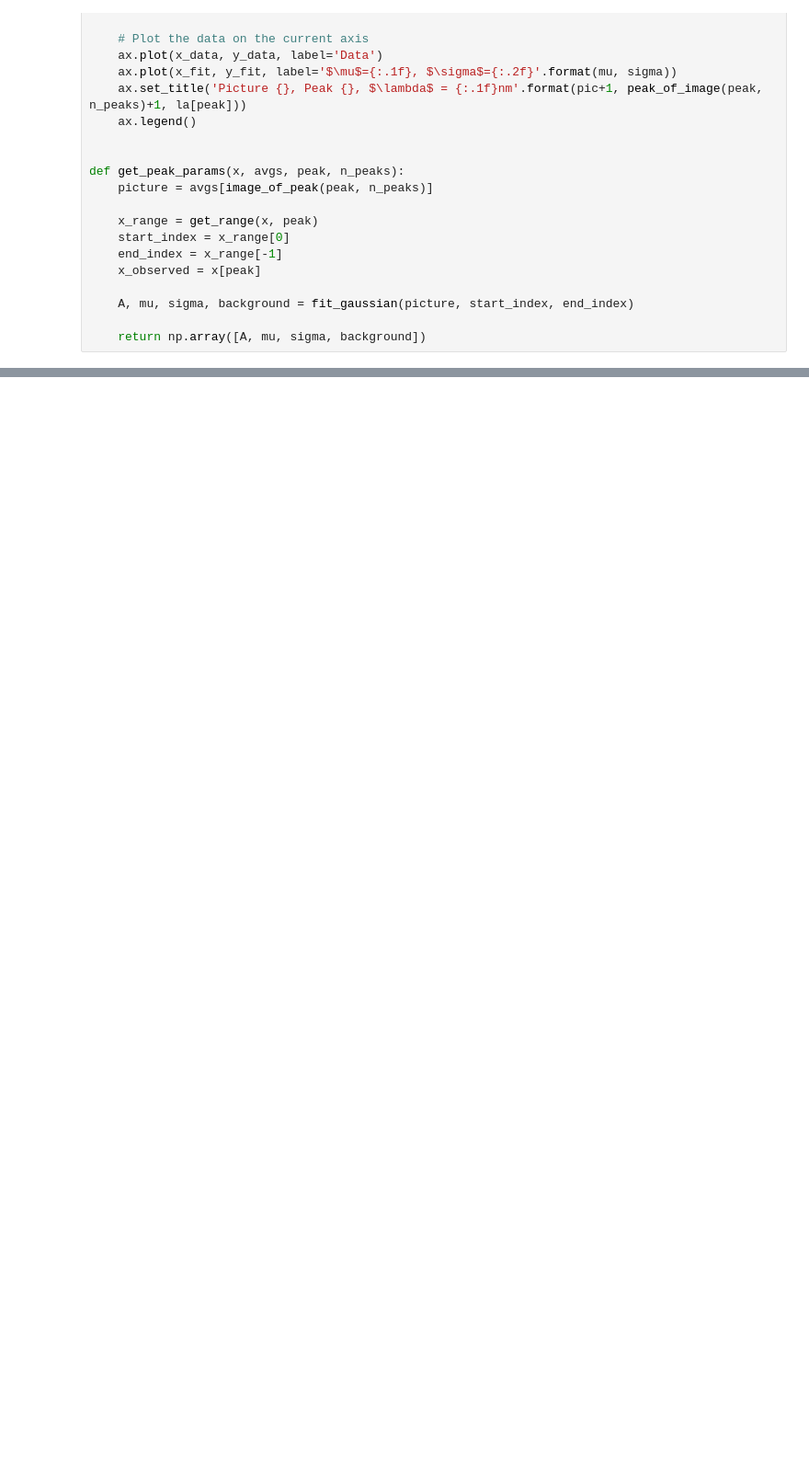
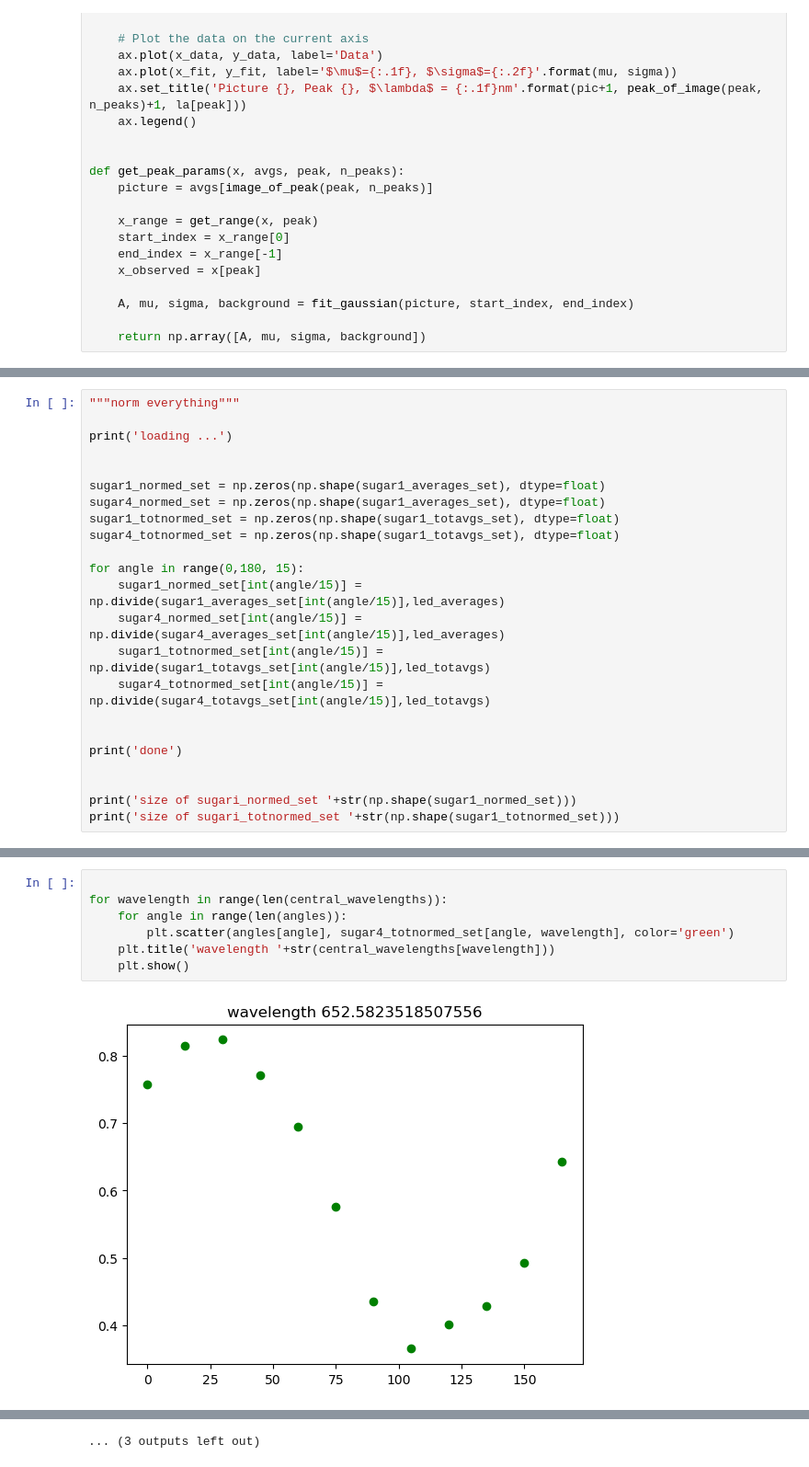
Before and after one commit to muellvin/pplus, a Jupyter notebook: sugarpolarizer/analysis.ipynb, the cells around one changed output, grey strips where cells are left out. Shown: that part at 92% size. Drawn from its saved outputs; the diff is of its cells as text; blank space fills up the shorter version.

```diff
--- a/sugarpolarizer/analysis.ipynb
+++ b/sugarpolarizer/analysis.ipynb
@@ -241,0 +356,23 @@ print(la_func(-206,0))
+# %%
+"""norm everything"""
+
+print('loading ...')
+
+
+sugar1_normed_set = np.zeros(np.shape(sugar1_averages_set), dtype=float)
+sugar4_normed_set = np.zeros(np.shape(sugar1_averages_set), dtype=float)
+sugar1_totnormed_set = np.zeros(np.shape(sugar1_totavgs_set), dtype=float)
+sugar4_totnormed_set = np.zeros(np.shape(sugar1_totavgs_set), dtype=float)
+
+for angle in range(0,180, 15):
+    sugar1_normed_set[int(angle/15)] = np.divide(sugar1_averages_set[int(angle/15)],led_averages)
+    sugar4_normed_set[int(angle/15)] = np.divide(sugar4_averages_set[int(angle/15)],led_averages)
+    sugar1_totnormed_set[int(angle/15)] = np.divide(sugar1_totavgs_set[int(angle/15)],led_totavgs)
+    sugar4_totnormed_set[int(angle/15)] = np.divide(sugar4_totavgs_set[int(angle/15)],led_totavgs)
+
+
+print('done')
+
+
+print('size of sugari_normed_set '+str(np.shape(sugar1_normed_set)))
+print('size of sugari_totnormed_set '+str(np.shape(sugar1_totnormed_set)))
@@ -294,0 +416,9 @@ plt.show()
+# %%
+
+for wavelength in range(len(central_wavelengths)):
+    for angle in range(len(angles)):
+        plt.scatter(angles[angle], sugar4_totnormed_set[angle, wavelength], color='green')
+    plt.title('wavelength '+str(central_wavelengths[wavelength]))
+    plt.show()
+# %% [output]
+[figure, added]
@@ -295 +436,2 @@ plt.show()
+... (3 outputs left out)
 # %%
```
Also changed, not shown: parts of 24 cells of this notebook, 6 other files.
